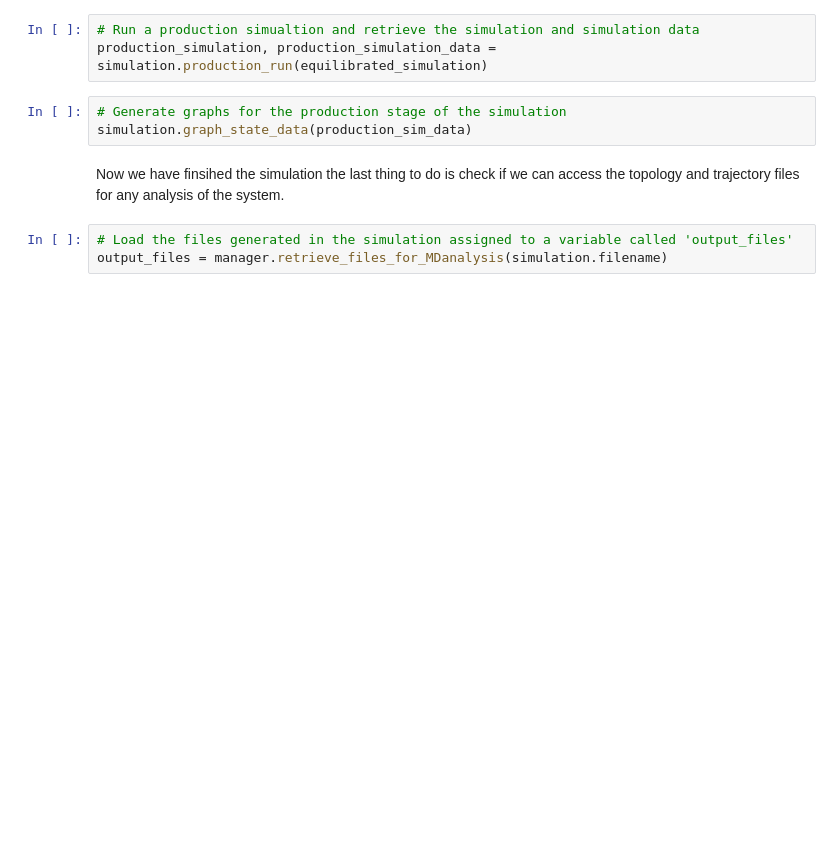
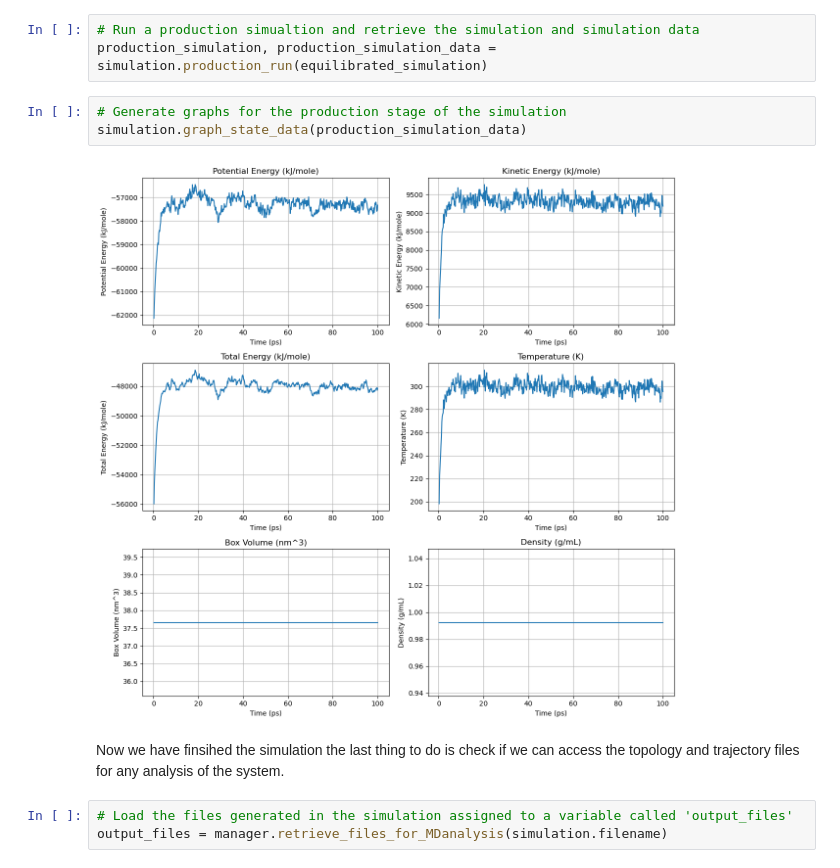
Before and after one commit to MMLabCodes/polymersimulator, a Jupyter notebook: openmm_simulation_guide.ipynb, the cells around one changed output. Saved outputs shown, nothing was run; the diff lists cells and outputs as text; blank space fills up the shorter version.

```diff
--- a/openmm_simulation_guide.ipynb
+++ b/openmm_simulation_guide.ipynb
@@ -490,7 +494,9 @@ Now we can use the **equilibrated_simulation** variable to run our production ru
 production_simulation, production_simulation_data = simulation.production_run(equilibrated_simulation)
 # %%
 # Generate graphs for the production stage of the simulation
-simulation.graph_state_data(production_sim_data)
+simulation.graph_state_data(production_simulation_data)
+# %% [output]
+[figure, added]
 # %% [markdown]
 Now we have finsihed the simulation the last thing to do is check if we can access the topology and trajectory files for any analysis of the system.
 # %%
```
Also changed, not shown: parts of 5 cells of this notebook.
